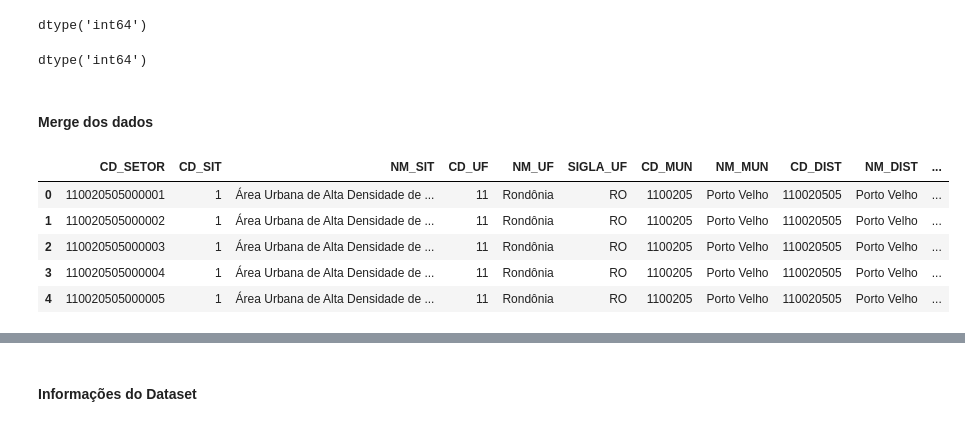
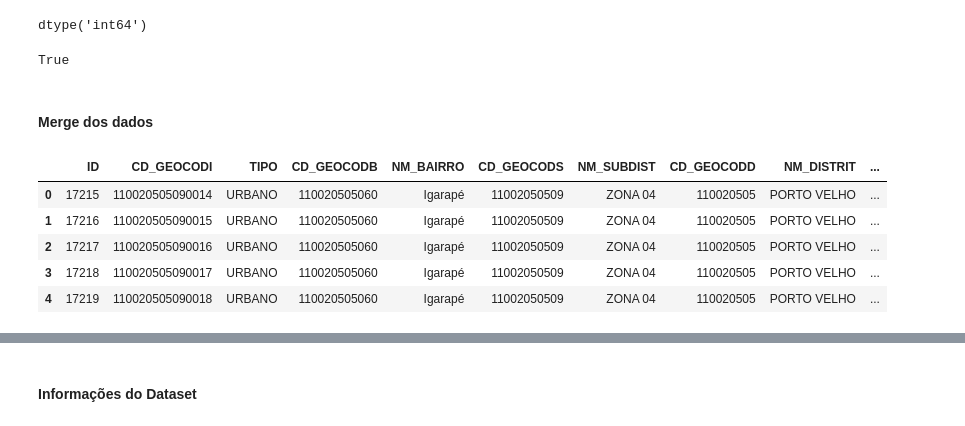
Before and after one commit to gabriel-russo/pygeo-notebooks, a Jupyter notebook: densidade_populacional.ipynb, the cells around one changed output, grey strips where cells are left out. Cells and saved outputs as stored; diff of their text form; code cells hidden in the pictures.

```diff
--- a/densidade_populacional.ipynb
+++ b/densidade_populacional.ipynb
@@ -16,6 +16,6 @@ gdf.head()
 # %% [markdown]
 #### Filtrando apenas para Porto Velho
 # %%
-porto_velho = gdf.loc[gdf.NM_DIST == 'Porto Velho']
+porto_velho = gdf.loc[gdf.NM_DISTRIT == 'PORTO VELHO']
 porto_velho.head()
 # %% [output]
@@ -28,7 +28,7 @@ porto_velho.head()
 # %% [markdown]
 #### Carregando dados de Censo demográficos agregados por Setores Censitários - 2010
 # %%
-censo = pd.read_csv('Dados/Basico_RO.csv', sep=';', encoding='ISO-8859-1')
+censo = pd.read_csv('Dados/densidade_populacional/Basico_RO.csv', sep=';', encoding='ISO-8859-1')
 censo.head()
 # %% [output]
 |  | Cod_setor | Cod_Grandes Regiões | Nome_Grande_Regiao | Cod_UF | Nome_da_UF | Cod_meso | Nome_da_meso | ... |
@@ -59,6 +60,10 @@ censo_pvh.head()
 # %%
-censo_pvh = censo_pvh.rename(columns={'Cod_setor': 'CD_SETOR'})
-censo_pvh = censo_pvh.loc[:, ['CD_SETOR', 'Cod_distrito' , 'Nome_do_distrito', 'Cod_bairro', 'Nome_do_bairro', 'V001']]
+censo_pvh = censo_pvh.copy()  # É necessário "materializar" o sub dataset que foi criado do dataset principal
+
+censo_pvh.rename(columns={'Cod_setor': 'CD_GEOCODI'}, inplace=True)
+censo_pvh.rename(columns={'V001': 'Populacao'}, inplace=True)
+censo_pvh = censo_pvh.loc[:,
+            ['CD_GEOCODI', 'Cod_distrito', 'Nome_do_distrito', 'Cod_bairro', 'Nome_do_bairro', 'Populacao']]
 
 censo_pvh.head(1)
 # %% [output]
@@ -77,22 +82,22 @@ censo_pvh.CD_SETOR.dtypes
 # %% [output]
 dtype('int64')
 # %%
-porto_velho = porto_velho.copy() # É necessário "materializar" o sub dataset que foi criado do dataset principal
+porto_velho = porto_velho.copy()  # É necessário "materializar" o sub dataset que foi criado do dataset principal
 
-porto_velho.CD_SETOR = porto_velho.CD_SETOR.astype(int)
+porto_velho.CD_GEOCODI = porto_velho.CD_GEOCODI.astype(int)
 
-porto_velho.CD_SETOR.dtypes
+porto_velho.CD_GEOCODI.dtype == censo_pvh.CD_GEOCODI.dtype
 # %% [output]
-dtype('int64')
+True
 # %% [markdown]
 #### Merge dos dados
 # %%
-setor_censitario_censo_pvh = porto_velho.merge(censo_pvh, on='CD_SETOR', how='inner')
+setor_censitario_censo_pvh = porto_velho.merge(censo_pvh, on='CD_GEOCODI', how='inner')
 setor_censitario_censo_pvh.head()
 # %% [output]
-|  | CD_SETOR | CD_SIT | NM_SIT | CD_UF | NM_UF | SIGLA_UF | CD_MUN | NM_MUN | CD_DIST | NM_DIST | ... |
-| 0 | 110020505000001 | 1 | Área Urbana de Alta Densidade de ... | 11 | Rondônia | RO | 1100205 | Porto Velho | 110020505 | Porto Velho | ... |
-| 1 | 110020505000002 | 1 | Área Urbana de Alta Densidade de ... | 11 | Rondônia | RO | 1100205 | Porto Velho | 110020505 | Porto Velho | ... |
-| 2 | 110020505000003 | 1 | Área Urbana de Alta Densidade de ... | 11 | Rondônia | RO | 1100205 | Porto Velho | 110020505 | Porto Velho | ... |
-| 3 | 110020505000004 | 1 | Área Urbana de Alta Densidade de ... | 11 | Rondônia | RO | 1100205 | Porto Velho | 110020505 | Porto Velho | ... |
-| 4 | 110020505000005 | 1 | Área Urbana de Alta Densidade de ... | 11 | Rondônia | RO | 1100205 | Porto Velho | 110020505 | Porto Velho | ... |
+|  | ID | CD_GEOCODI | TIPO | CD_GEOCODB | NM_BAIRRO | CD_GEOCODS | NM_SUBDIST | CD_GEOCODD | NM_DISTRIT | ... |
+| 0 | 17215 | 110020505090014 | URBANO | 110020505060 | Igarapé | 11002050509 | ZONA 04 | 110020505 | PORTO VELHO | ... |
+| 1 | 17216 | 110020505090015 | URBANO | 110020505060 | Igarapé | 11002050509 | ZONA 04 | 110020505 | PORTO VELHO | ... |
+| 2 | 17217 | 110020505090016 | URBANO | 110020505060 | Igarapé | 11002050509 | ZONA 04 | 110020505 | PORTO VELHO | ... |
+| 3 | 17218 | 110020505090017 | URBANO | 110020505060 | Igarapé | 11002050509 | ZONA 04 | 110020505 | PORTO VELHO | ... |
+| 4 | 17219 | 110020505090018 | URBANO | 110020505060 | Igarapé | 11002050509 | ZONA 04 | 110020505 | PORTO VELHO | ... |
```
Also changed, not shown: parts of 12 cells of this notebook.
